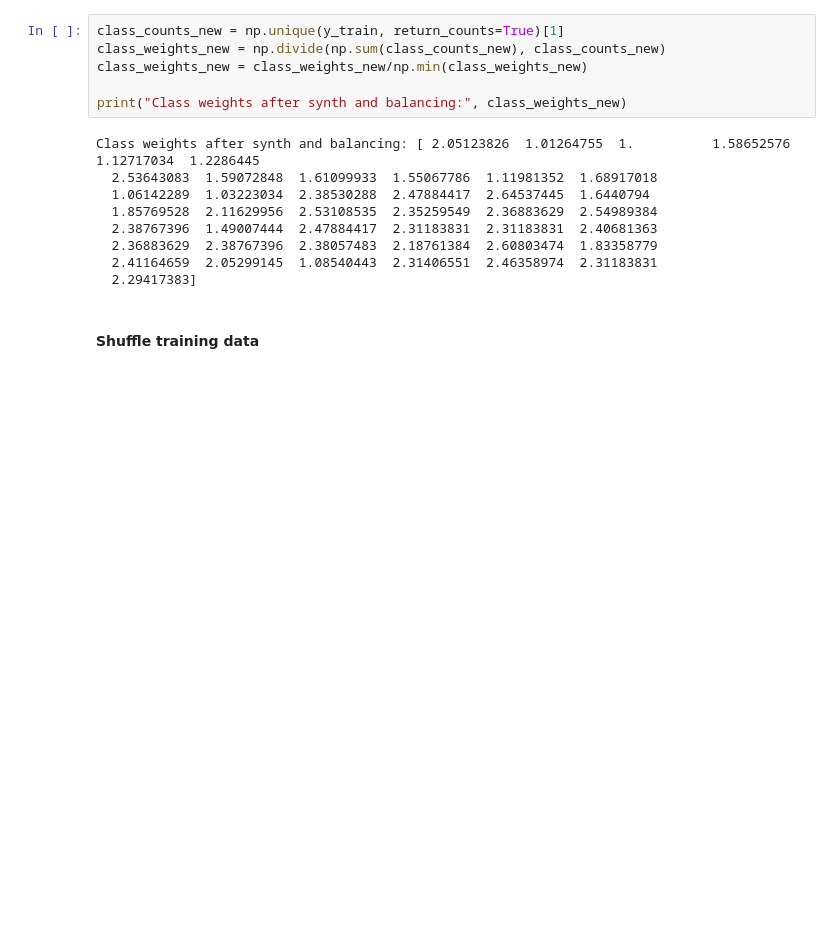
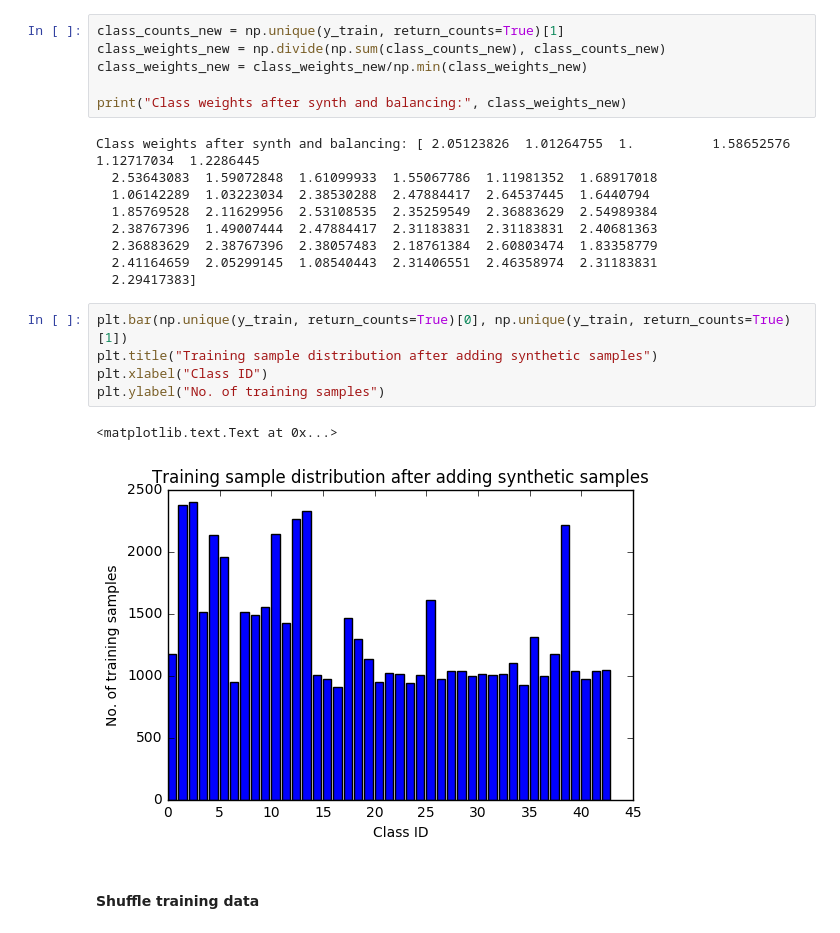
Before and after one commit to vijaykrishnay/Udacity_TrafficSignClassifier, a Jupyter notebook: Traffic_Sign_Classifier.ipynb, the cells around one changed output. Cells and saved outputs as stored; diff of their text form; blank space fills up the shorter version.

```diff
--- a/Traffic_Sign_Classifier.ipynb
+++ b/Traffic_Sign_Classifier.ipynb
@@ -400,6 +416,14 @@ Class weights after synth and balancing: [ 2.05123826  1.01264755  1.          1
   2.36883629  2.38767396  2.38057483  2.18761384  2.60803474  1.83358779
   2.41164659  2.05299145  1.08540443  2.31406551  2.46358974  2.31183831
   2.29417383]
+# %%
+plt.bar(np.unique(y_train, return_counts=True)[0], np.unique(y_train, return_counts=True)[1])
+plt.title("Training sample distribution after adding synthetic samples")
+plt.xlabel("Class ID")
+plt.ylabel("No. of training samples")
+# %% [output]
+<matplotlib.text.Text at 0x...>
+[figure, added]
 # %% [markdown]
 #### Shuffle training data
 # %%
```
Also changed, not shown: parts of 8 cells of this notebook, 21 other files.
